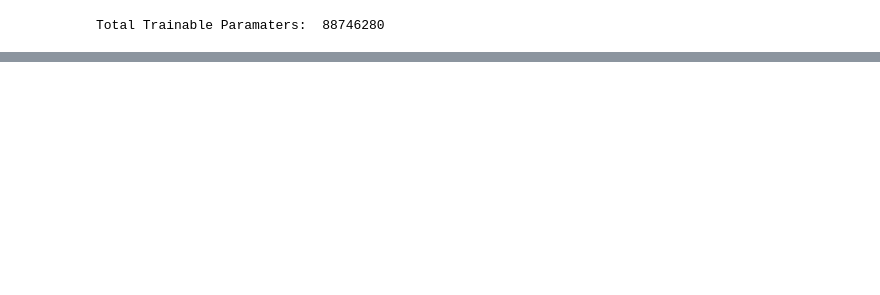
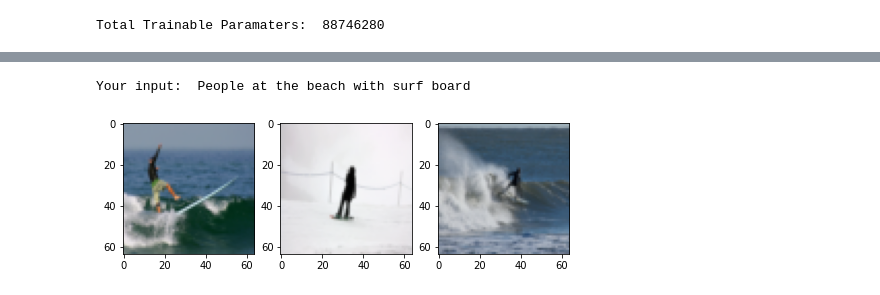
Before and after one commit to vishal-burman/PyTorch-Architectures, a Jupyter notebook: misc/Image_Search(Dual_Encoder).ipynb, the cells around one changed output, grey strips where cells are left out. Drawn from its saved outputs; the diff is of its cells as text; code cells hidden in the pictures; blank space fills up the shorter version.

```diff
--- a/misc/Image_Search(Dual_Encoder).ipynb
+++ b/misc/Image_Search(Dual_Encoder).ipynb
@@ -257,0 +251,6 @@ sample_loader = DataLoader(dataset=sample_dataset, batch_size=2, shuffle=True)
+# %%
+train_loader = DataLoader(dataset=train_dataset, batch_size=BATCH_SIZE, shuffle=True, num_workers=4)
+valid_loader = DataLoader(dataset=valid_dataset, batch_size=BATCH_SIZE, shuffle=True, num_workers=4)
+
+print("Length of Train Loader: ", len(train_loader))
+print("Length of Valid Loader: ", len(valid_loader))
@@ -258 +260,3 @@ sample_loader = DataLoader(dataset=sample_dataset, batch_size=2, shuffle=True)
+# %%
+optimizer = torch.optim.AdamW(dual_encoder.parameters(), lr=LEARNING_RATE)
 # %%
@@ -282,0 +318,3 @@ print('Total training time: %.2f min' % (total_train_time))
+# %%
+test_dataset = CustomDataset(image_list=image_paths[:20000], transforms=custom_transforms)
+test_loader = DataLoader(test_dataset, batch_size=256, shuffle=False)
@@ -282,0 +327,22 @@ print('Total training time: %.2f min' % (total_train_time))
+# %%
+text = "People at the beach with surf board"
+tokens = tokenizer(text, max_length=50, padding='max_length', truncation=True, return_tensors='pt')
+ids = tokens['input_ids']
+mask = tokens['attention_mask']
+list_img = []
+list_prob = []
+dual_encoder.eval()
+with torch.set_grad_enabled(False):
+  for idx, sample in enumerate(test_loader):
+    if idx % 10 == 0:
+      print('Batch: %04d/%04d' % (idx, len(test_loader)))
+    img = sample['img'].to(device)
+    ids = ids.to(device)
+    mask = mask.to(device)
+    img_emb, text_emb = dual_encoder(img, ids, mask)
+    normalized_img_emb = F.normalize(img_emb, p=2, dim=1)
+    normalized_text_emb = F.normalize(text_emb, p=2, dim=1)
+    dot_sim = normalized_text_emb @ normalized_img_emb.T
+    prob, results = torch.topk(dot_sim, k=1)
+    list_prob.append(prob.item())
+    list_img.append(img[results.item()].permute(1, 2, 0).cpu().numpy())
@@ -282,0 +361,10 @@ print('Total training time: %.2f min' % (total_train_time))
+# %%
+print('Your input: ', text)
+_, axs = plt.subplots(1, 3, figsize=(8, 8))
+axs = axs.flatten()
+for img, ax in zip(list_img, axs):
+    ax.imshow(img)
+plt.show()
+# %% [output]
+Your input:  People at the beach with surf board
+[figure, added]
```
Also changed, not shown: parts of 19 cells of this notebook.
